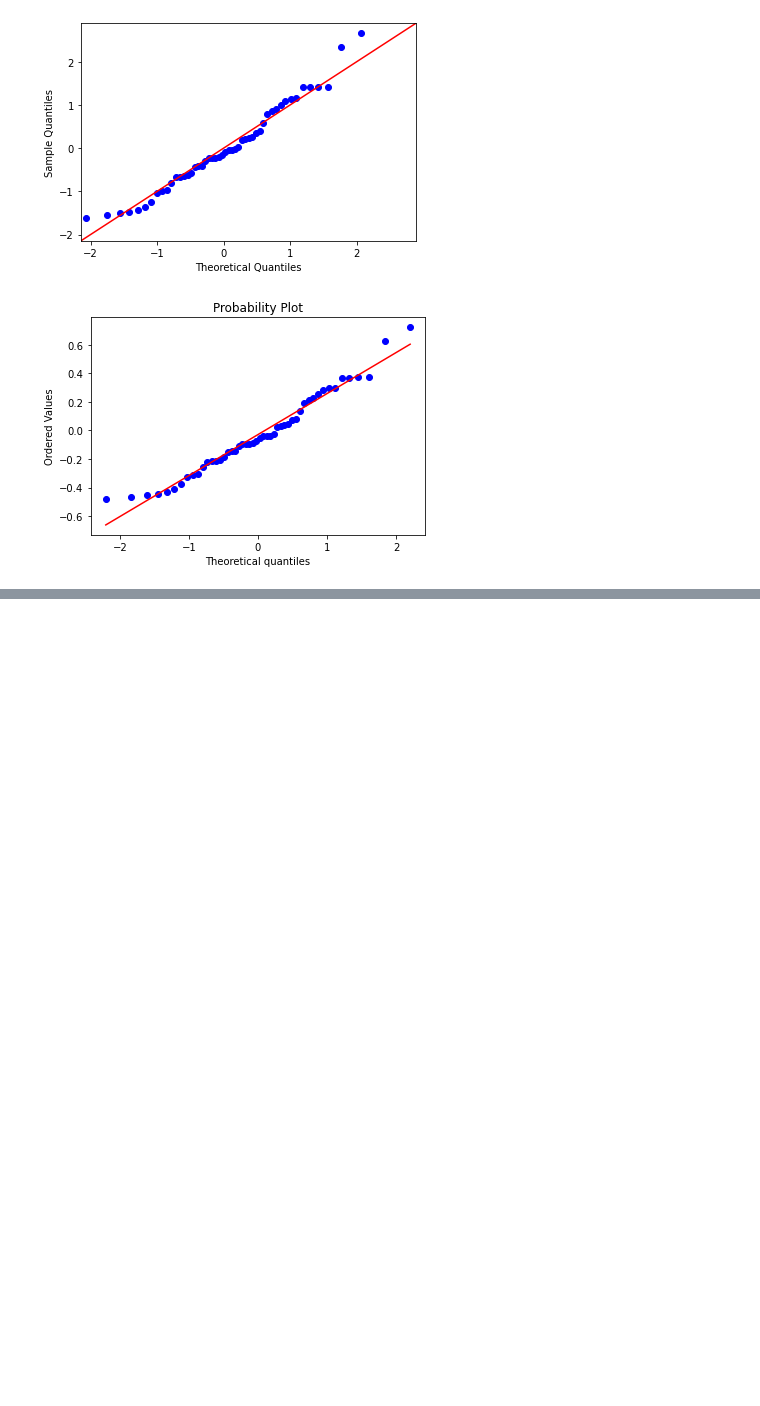
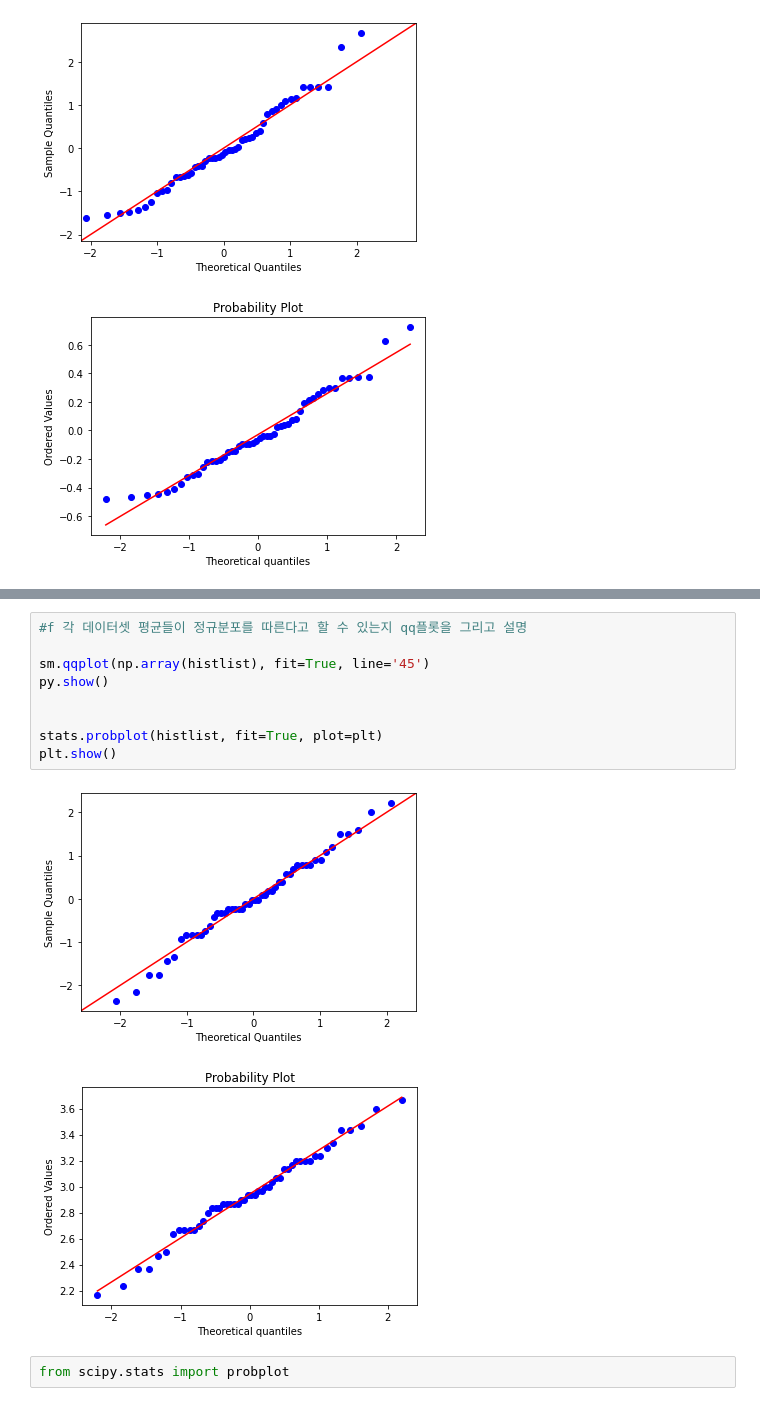
Before and after one commit to hellosunil/TIL-Today-I-Learned-, a Jupyter notebook: Python 통계 프로그래밍.ipynb, the cells around one changed output, grey strips where cells are left out. Cells and saved outputs as stored; diff of their text form; blank space fills up the shorter version.

```diff
--- a/Python 통계 프로그래밍.ipynb
+++ b/Python 통계 프로그래밍.ipynb
@@ -2391,0 +2416,14 @@ plt.show()
+# %%
+#f 각 데이터셋 평균들이 정규분포를 따른다고 할 수 있는지 qq플롯을 그리고 설명
+
+sm.qqplot(np.array(histlist), fit=True, line='45')
+py.show()
+
+
+stats.probplot(histlist, fit=True, plot=plt)
+plt.show()
+# %% [output]
+[figure, added]
+[figure, added]
+# %%
+from scipy.stats import probplot
```
Also changed, not shown: parts of 15 cells of this notebook, 5 other files.
